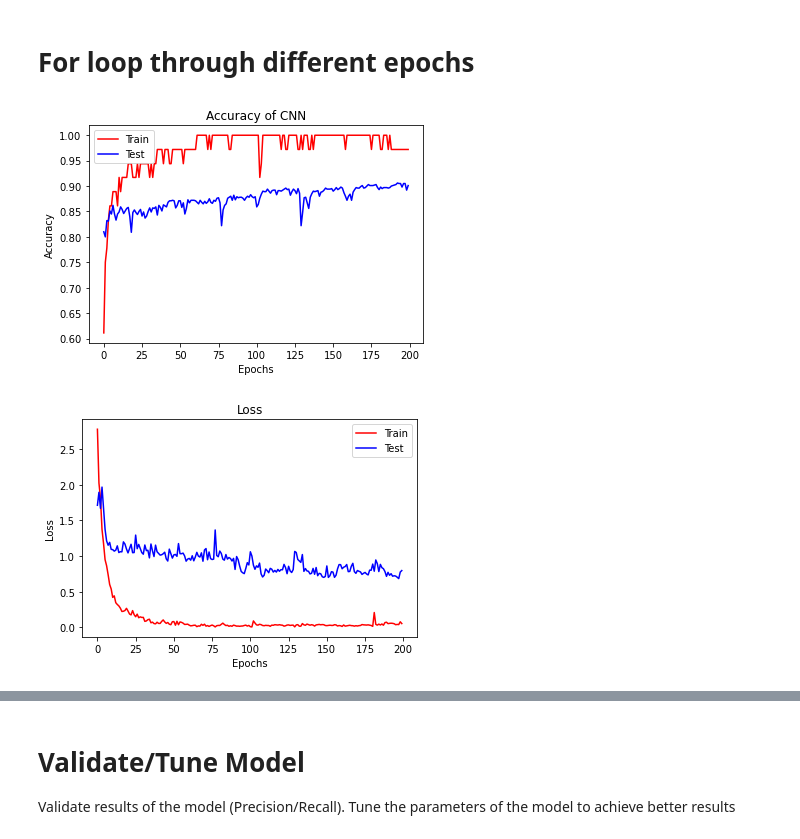
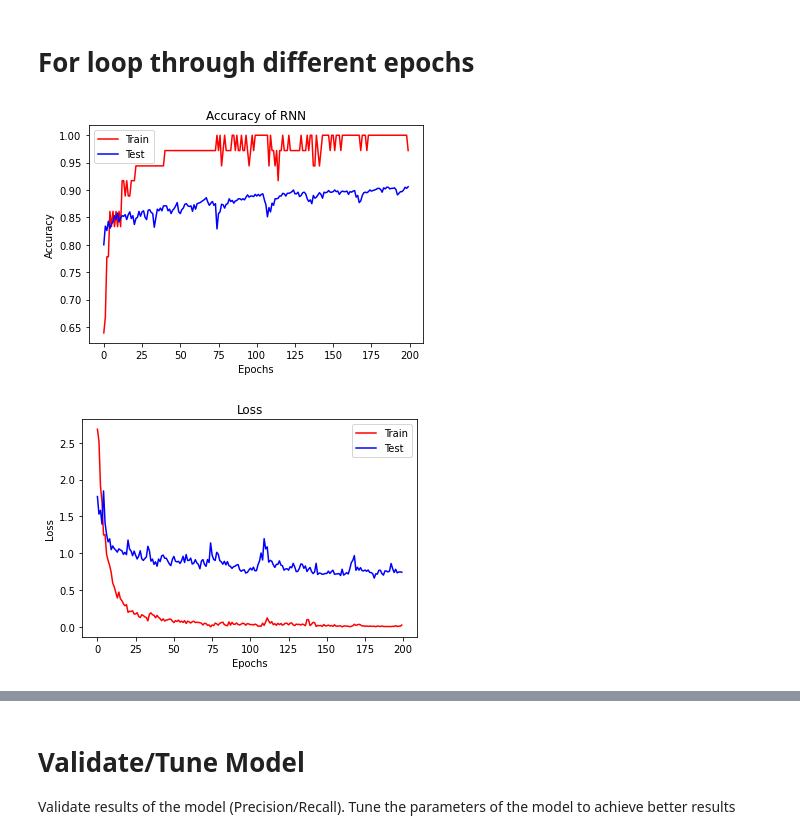
Before and after one commit to MartijnKok/Portfolio, a Jupyter notebook: Predictive_Models/RNN_Overlap_Dataloader.ipynb, the cells around one changed output, grey strips where cells are left out. Saved outputs shown, nothing was run; the diff lists cells and outputs as text; code cells hidden in the pictures.

```diff
--- a/Predictive_Models/RNN_Overlap_Dataloader.ipynb
+++ b/Predictive_Models/RNN_Overlap_Dataloader.ipynb
@@ -195,20 +192,20 @@ for epoch in range(200):
 # %%
 plt.plot(Results_acc.Epoch,Results_acc.Acc_train,'r',Results_acc.Epoch,Results_acc.Acc_test,'b')
 plt.legend(['Train','Test'])
-plt.title('Accuracy of CNN')
+plt.title('Accuracy of RNN')
 plt.ylabel('Accuracy')
 plt.xlabel('Epochs')
 plt.show()
 
 plt.plot(Results_loss.Epoch,Results_loss.Loss_train,'r',Results_loss.Epoch,Results_loss.Loss_test,'b')
 plt.legend(['Train','Test'])
 plt.title('Loss')
 plt.ylabel('Loss')
 plt.xlabel('Epochs')
 plt.show()
 # %% [output]
-[figure, old version]
+[figure, new version]
-[figure, old version]
+[figure, new version]
 # %%
 plt.plot(Results_recall.Epoch , Results_recall.Recall_test,'b')
 plt.legend(['Test'])
```
Also changed, not shown: parts of 6 cells of this notebook.
